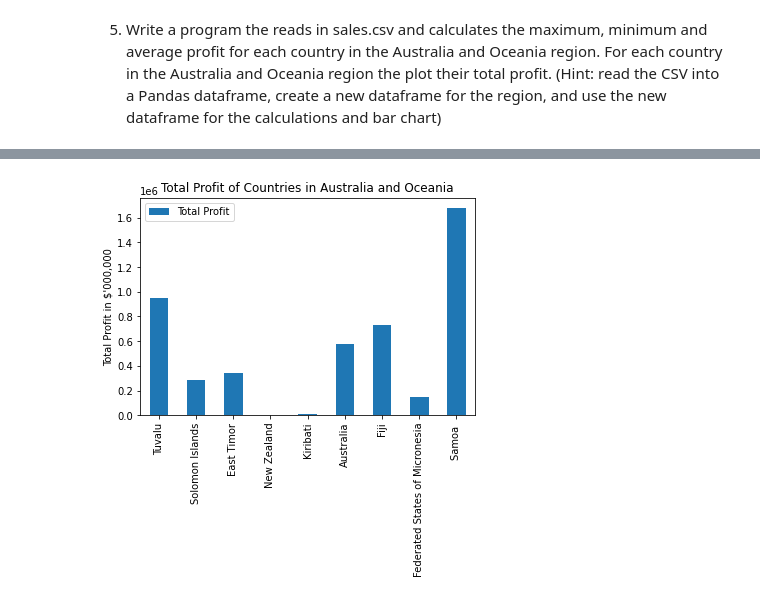
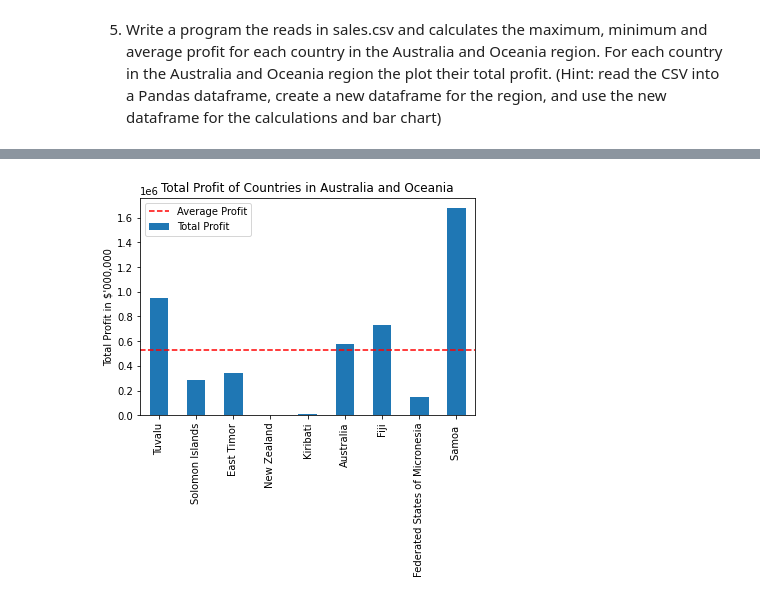
Before and after one commit to Nicompag/ISYS5002_ELP_20201867, a Jupyter notebook: ISYS5002_ELP_20201867.ipynb, the cells around one changed output, grey strips where cells are left out. Drawn from its saved outputs; the diff is of its cells as text; code cells hidden in the pictures.

```diff
--- a/ISYS5002_ELP_20201867.ipynb
+++ b/ISYS5002_ELP_20201867.ipynb
@@ -37,6 +37,8 @@ print(MPG)
 
 5. Write a program the reads in sales.csv and calculates the maximum, minimum and average profit for each country in the Australia and Oceania region. For each country in the Australia and Oceania region the plot their total profit. (Hint: read the CSV into a Pandas dataframe, create a new dataframe for the region, and use the new dataframe for the calculations and bar chart)
 # %%
+#Country wise calculation
+
 #import modules
 import pandas as pd
 import matplotlib.pyplot as plt
@@ -52,14 +54,14 @@ region["Country"] = raw_data["Country"]
 region["Total Profit"] = raw_data["Total Profit"]
 
 aus = region.loc[region["Country"] == "Australia"] #create a dataframe that consists only of Australian orders
-aus_mean = aus["Total Profit"].mean() #calculate the mean of the Australian orders
+aus_mean = round(aus["Total Profit"].mean(),2) #calculate the mean of the Australian orders, round it to 2 decimals
 aus_min = aus["Total Profit"].min() #get the minimum Australian order
 aus_max = aus["Total Profit"].max() #get the maximum Australian order
 aus_total = aus["Total Profit"].sum() #get the sum of all Australian orders
 
 region = region.drop_duplicates(subset = ["Country"], keep = "first") #delete double entries in the region dataframe
-region["Maximum Profit"] = region["Total Profit"] #create a new column Maximum Profit and set it equal to Total Profit
-region["Minimum Profit"] = region["Total Profit"] #create a new column Minumum Profit and set it equal to Total Profit
+region["Maximum Profit"] = region["Total Profit"] #create a new column Maximum Profit and set it equal to the column Total Profit
+region["Minimum Profit"] = region["Total Profit"] #create a new column Minumum Profit and set it equal to the column Total Profit
 region["Average Profit"] = region["Total Profit"] #create a new column Average Profit and set it equal to Total Profit
 
 region.at[32,"Maximum Profit"] = aus_max #update the Maximum Profit value for Australia with the calculated maximum value
@@ -67,13 +69,17 @@ region.at[32,"Minimum Profit"] = aus_min #update the Minimum Profit value for Au
 region.at[32,"Average Profit"] = aus_mean #update the Average Profit value for Australia with the calculated average value
 region.at[32,"Total Profit"] = aus_total #update the Total Profit value for Australia with the calculated total value
 
+mean_profit = round(region["Total Profit"].mean(),2) #create a variable that stores the average profit among all countries in the region
+
 pd.set_option('display.max_columns', None) #change the options so that all columns are visible
-print(region) #output the dataframe
+print(region, "\n") #output the dataframe region, have an empty line after it
 
 ax = region.plot.bar(x='Country', y='Total Profit') #create a bar graph with the countries on the x axis and the Total Profit on the y axis
 plt.ylabel("Total Profit in $'000,000") #update the y axis label
 plt.xlabel("") #remove the x axis label
+plt.axhline(y=mean_profit, color='r', linestyle='--', label = "Average Profit") #create a horizontal dashed line and give it the label average profit
 plt.title("Total Profit of Countries in Australia and Oceania") #create a title for the graph
+plt.legend() #show the legend on the graph
 plt.show() #show the graph
 # %% [output]
                            Country  Total Profit  Maximum Profit  \
@@ -96 +102 @@ plt.show() #show the graph
-[figure, old version]
+[figure, new version]
```
Also changed, not shown: parts of 2 cells of this notebook.
